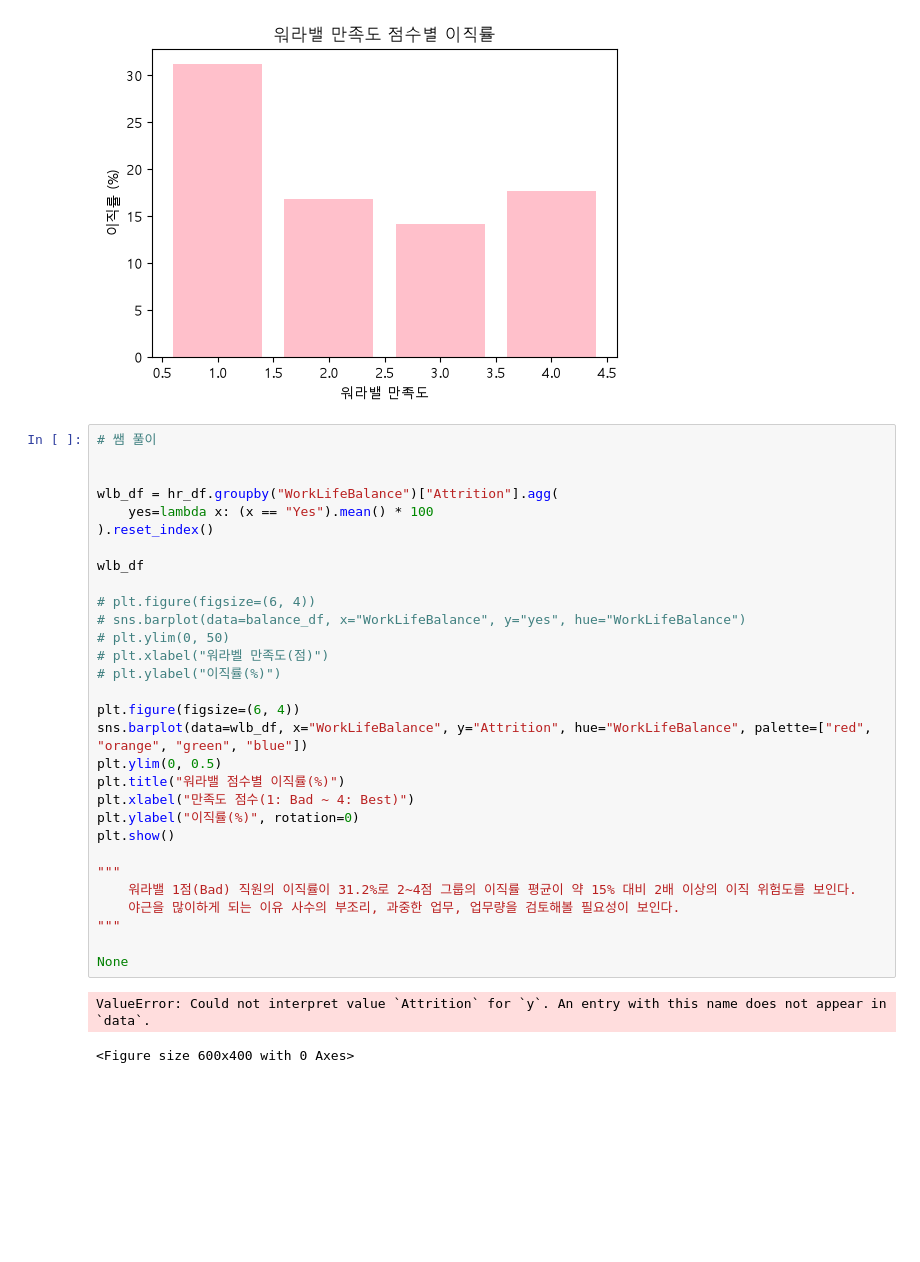
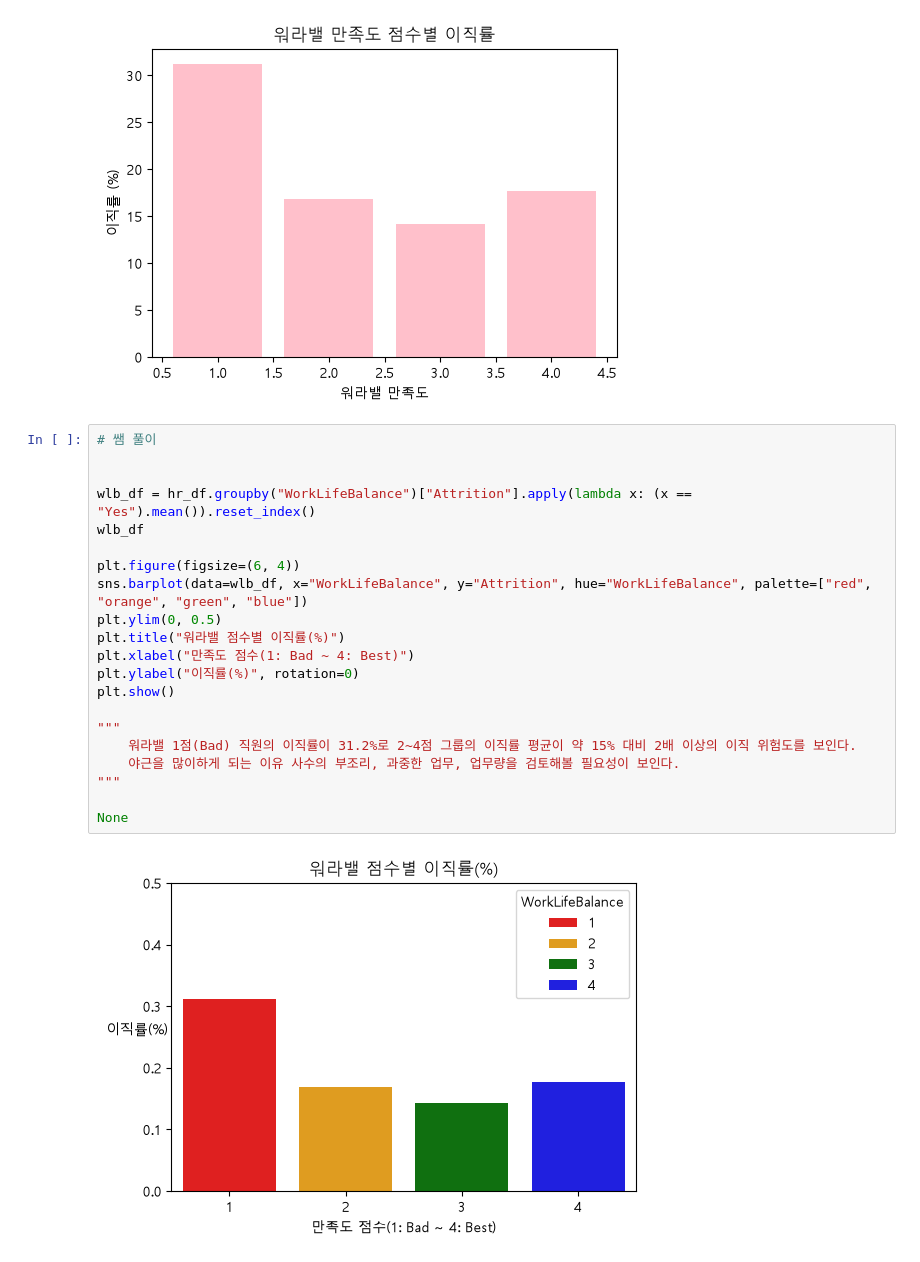
Before and after one commit to hyejinspace/kdt-data_analysis, a Jupyter notebook: 9. 이직 데이터(EDA).ipynb, the cells around one changed output. Drawn from its saved outputs; the diff is of its cells as text; blank space fills up the shorter version.

```diff
--- a/9. 이직 데이터(EDA).ipynb
+++ b/9. 이직 데이터(EDA).ipynb
@@ -297,33 +298,23 @@ plt.show()
 # %%
 # 쌤 풀이
 
 
-wlb_df = hr_df.groupby("WorkLifeBalance")["Attrition"].agg(
-    yes=lambda x: (x == "Yes").mean() * 100
-).reset_index()
-
+wlb_df = hr_df.groupby("WorkLifeBalance")["Attrition"].apply(lambda x: (x == "Yes").mean()).reset_index()
 wlb_df
-
-# plt.figure(figsize=(6, 4))
-# sns.barplot(data=balance_df, x="WorkLifeBalance", y="yes", hue="WorkLifeBalance")
-# plt.ylim(0, 50)
-# plt.xlabel("워라벨 만족도(점)")
-# plt.ylabel("이직률(%)")
 
 plt.figure(figsize=(6, 4))
 sns.barplot(data=wlb_df, x="WorkLifeBalance", y="Attrition", hue="WorkLifeBalance", palette=["red", "orange", "green", "blue"])
 plt.ylim(0, 0.5)
 plt.title("워라밸 점수별 이직률(%)")
 plt.xlabel("만족도 점수(1: Bad ~ 4: Best)")
 plt.ylabel("이직률(%)", rotation=0)
 plt.show()
 
 """
     워라밸 1점(Bad) 직원의 이직률이 31.2%로 2~4점 그룹의 이직률 평균이 약 15% 대비 2배 이상의 이직 위험도를 보인다.
     야근을 많이하게 되는 이유 사수의 부조리, 과중한 업무, 업무량을 검토해볼 필요성이 보인다.
 """
 
 None
 # %% [output]
-ValueError: Could not interpret value `Attrition` for `y`. An entry with this name does not appear in `data`.
-<Figure size 600x400 with 0 Axes>
+[figure, added]
```
Also changed, not shown: parts of 3 cells of this notebook, 3 other files.
